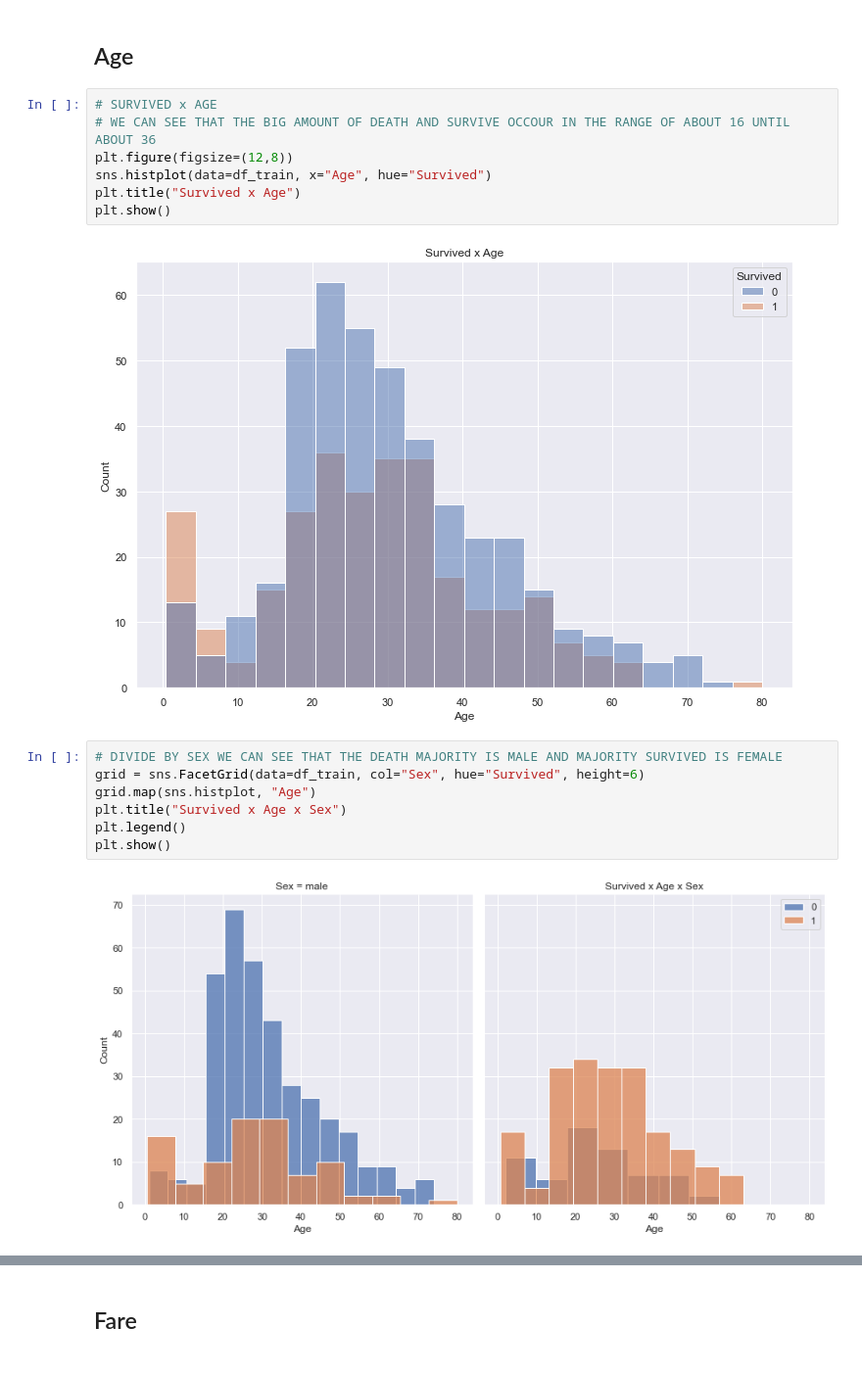
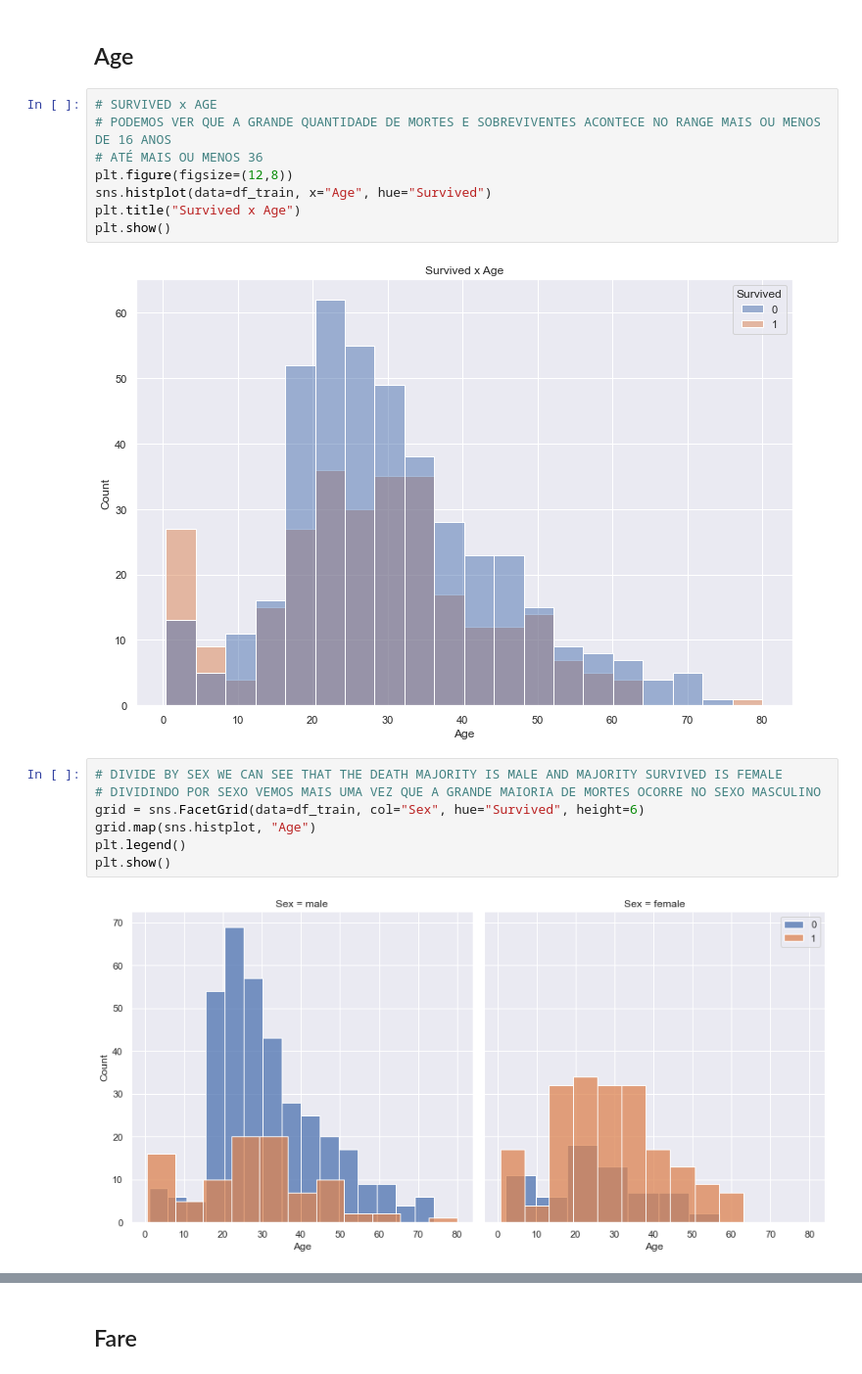
Before and after one commit to IvaStival/DataScience, a Jupyter notebook: Binahki/Challenge_01/code/titanic_analysis_review2.ipynb, the cells around one changed output, grey strips where cells are left out. Shown: that part at 98% size. Drawn from its saved outputs; the diff is of its cells as text.

```diff
--- a/Binahki/Challenge_01/code/titanic_analysis_review2.ipynb
+++ b/Binahki/Challenge_01/code/titanic_analysis_review2.ipynb
@@ -202,7 +248,8 @@ Text(0.5, 1.0, 'SibSp x Survived x Sex')
 ## Age
 # %%
 # SURVIVED x AGE
-# WE CAN SEE THAT THE BIG AMOUNT OF DEATH AND SURVIVE OCCOUR IN THE RANGE OF ABOUT 16 UNTIL ABOUT 36
+# PODEMOS VER QUE A GRANDE QUANTIDADE DE MORTES E SOBREVIVENTES ACONTECE NO RANGE MAIS OU MENOS DE 16 ANOS
+# ATÉ MAIS OU MENOS 36
 plt.figure(figsize=(12,8))
 sns.histplot(data=df_train, x="Age", hue="Survived")
 plt.title("Survived x Age")
@@ -211,13 +258,13 @@ plt.show()
 [figure]
 # %%
 # DIVIDE BY SEX WE CAN SEE THAT THE DEATH MAJORITY IS MALE AND MAJORITY SURVIVED IS FEMALE
+# DIVIDINDO POR SEXO VEMOS MAIS UMA VEZ QUE A GRANDE MAIORIA DE MORTES OCORRE NO SEXO MASCULINO
 grid = sns.FacetGrid(data=df_train, col="Sex", hue="Survived", height=6)
 grid.map(sns.histplot, "Age")
-plt.title("Survived x Age x Sex")
 plt.legend()
 plt.show()
 # %% [output]
-[figure, old version]
+[figure, new version]
 # %%
 # SEEING BY CLASS WOMEN IN THE CLASS 1 AND 2 HAVE A BIG AMOUNT OF SURVIVE, THE MAJORITY DEATH OCCOUR IN THE CLASS 3.
 # FOR THE MEN THE CLASS 1 HAVE THE AMOUNT OF SURVIVE, CLASS 2 THE DEATH INCREASES AND IN CLASS 3 THE MAJORITY DEATH OCCOUR
```
Also changed, not shown: parts of 41 cells of this notebook, 10 other files.
